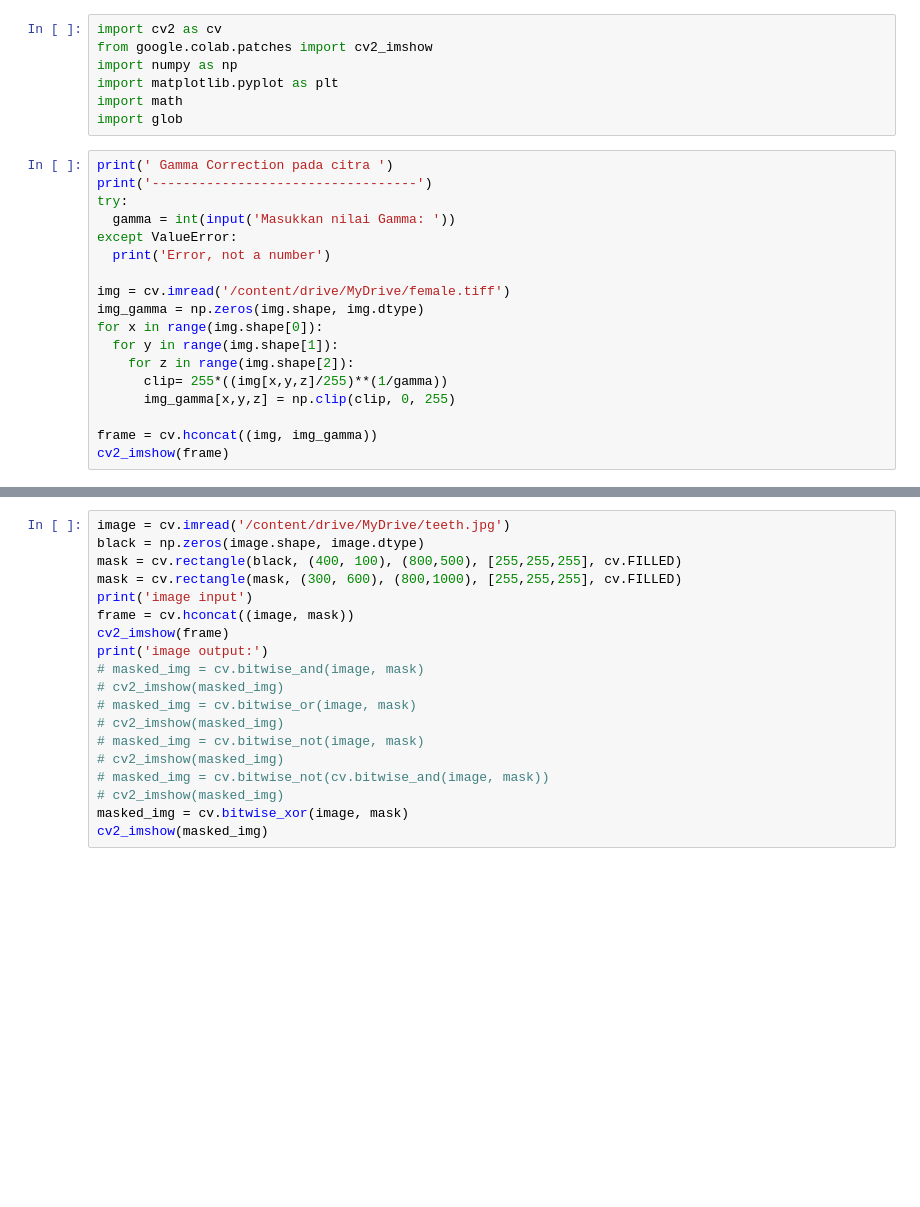
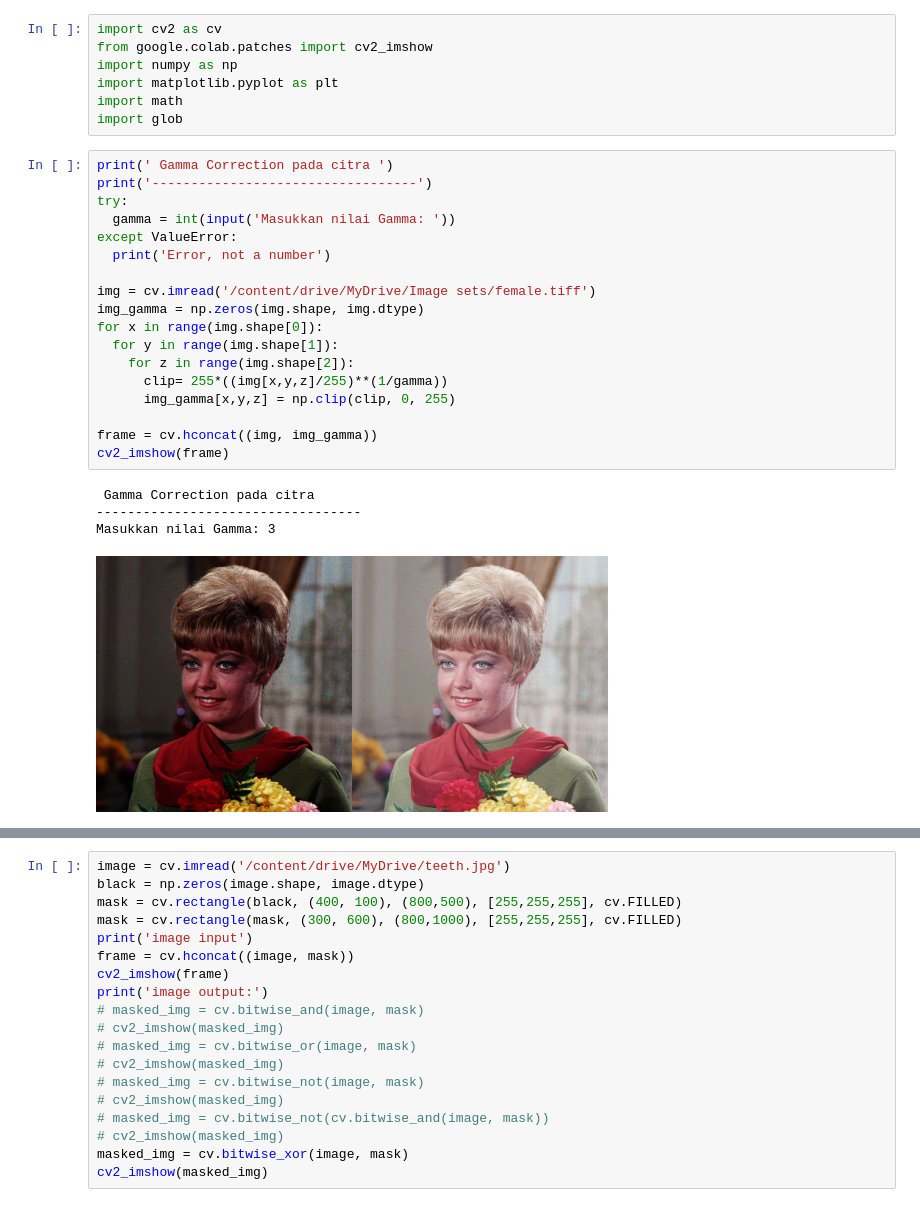
Before and after one commit to MashaaX/PCVK_Genap_20-21, a Jupyter notebook: Week_5.ipynb, the cells around one changed output, grey strips where cells are left out. Cells and saved outputs as stored; diff of their text form; blank space fills up the shorter version.

```diff
--- a/Week_5.ipynb
+++ b/Week_5.ipynb
@@ -14,21 +16,26 @@ import glob
 # %%
 print(' Gamma Correction pada citra ')
 print('----------------------------------')
 try:
   gamma = int(input('Masukkan nilai Gamma: '))
 except ValueError:
   print('Error, not a number')
 
-img = cv.imread('/content/drive/MyDrive/female.tiff')
+img = cv.imread('/content/drive/MyDrive/Image sets/female.tiff')
 img_gamma = np.zeros(img.shape, img.dtype)
 for x in range(img.shape[0]):
   for y in range(img.shape[1]):
     for z in range(img.shape[2]):
       clip= 255*((img[x,y,z]/255)**(1/gamma))
       img_gamma[x,y,z] = np.clip(clip, 0, 255)
 
 frame = cv.hconcat((img, img_gamma))
 cv2_imshow(frame)
+# %% [output]
+ Gamma Correction pada citra
+----------------------------------
+Masukkan nilai Gamma: 3
+[figure, added]
 # %%
 print(' Image Depth Simulation : ')
 print('-------------------------------------')
```
Also changed, not shown: parts of 3 cells of this notebook.
